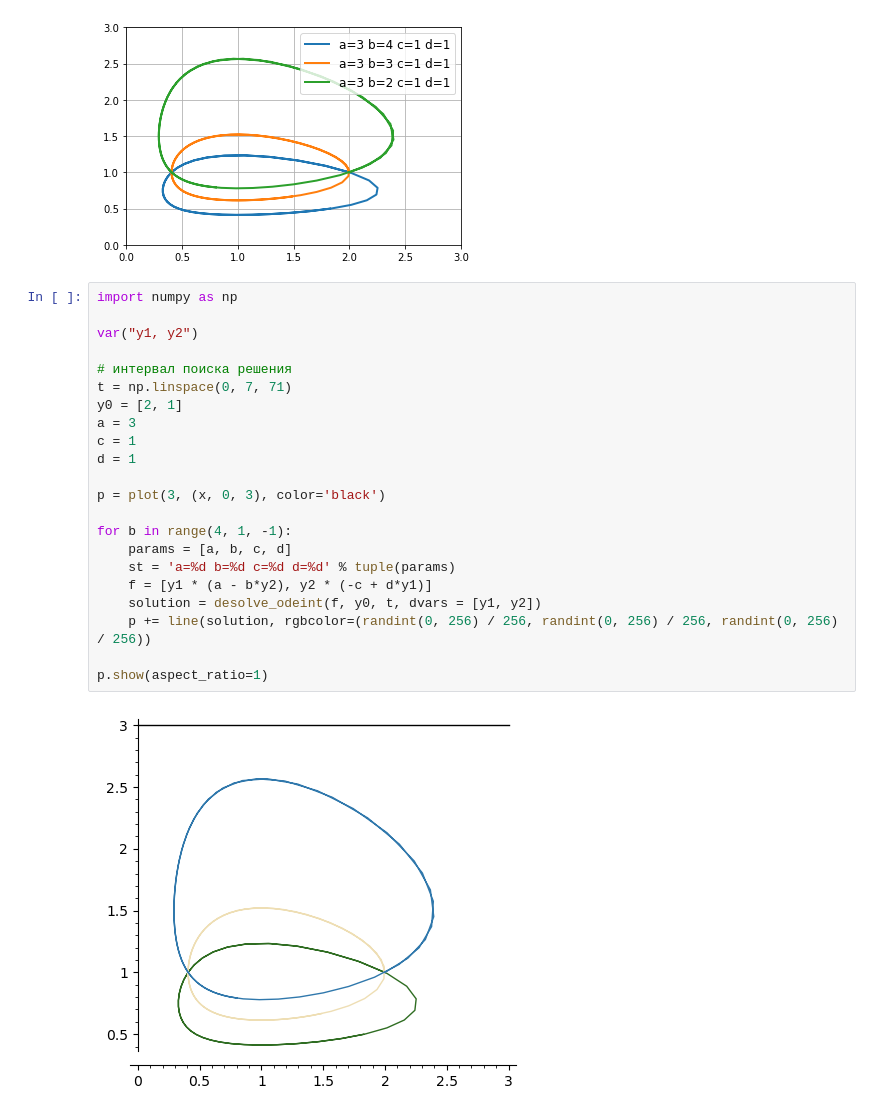
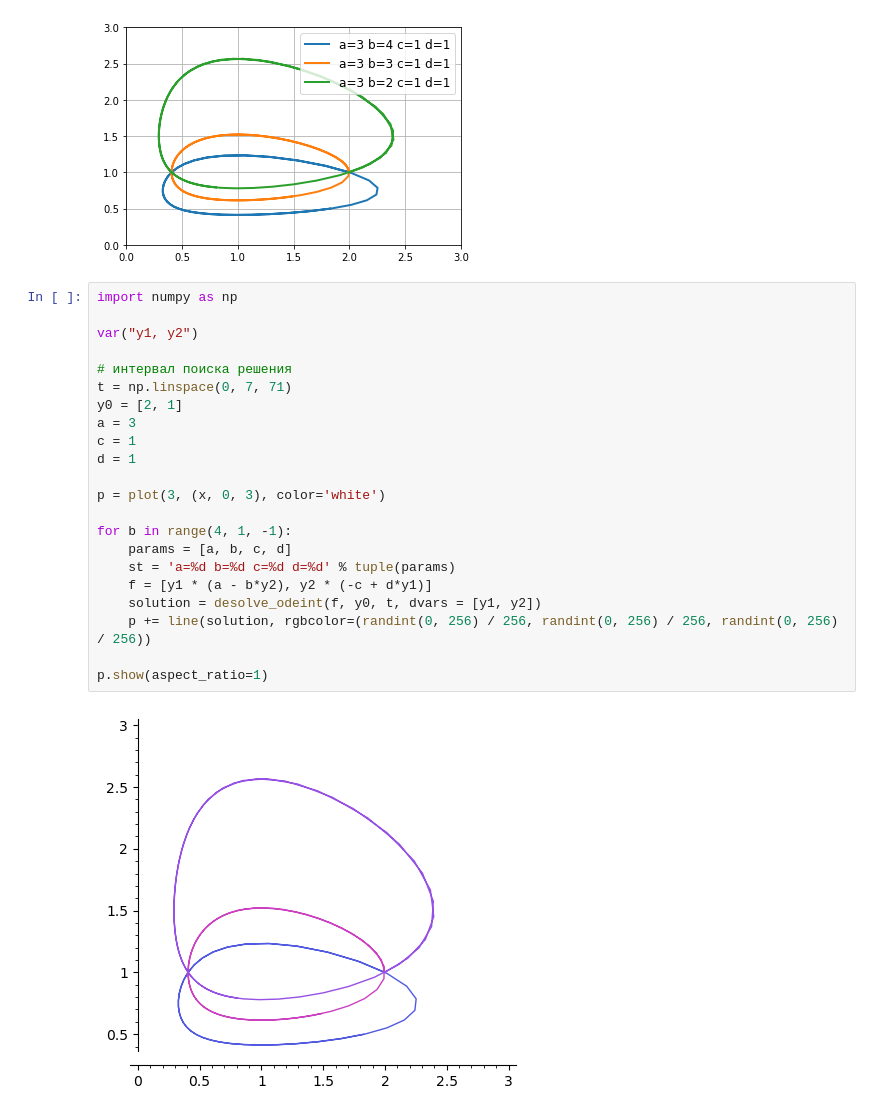
Before and after one commit to nikit34/lab_sac3, a Jupyter notebook: Untitled.ipynb, the cells around one changed output. Saved outputs shown, nothing was run; the diff lists cells and outputs as text.

```diff
--- a/Untitled.ipynb
+++ b/Untitled.ipynb
@@ -44,24 +46,24 @@ plt.ylim(0,3)
 # %%
 import numpy as np
 
 var("y1, y2")
 
 # интервал поиска решения
 t = np.linspace(0, 7, 71)
 y0 = [2, 1]
 a = 3
 c = 1
 d = 1
 
-p = plot(3, (x, 0, 3), color='black')
+p = plot(3, (x, 0, 3), color='white')
 
 for b in range(4, 1, -1):
     params = [a, b, c, d]
     st = 'a=%d b=%d c=%d d=%d' % tuple(params)
     f = [y1 * (a - b*y2), y2 * (-c + d*y1)]
     solution = desolve_odeint(f, y0, t, dvars = [y1, y2])
     p += line(solution, rgbcolor=(randint(0, 256) / 256, randint(0, 256) / 256, randint(0, 256) / 256))
 
 p.show(aspect_ratio=1)
 # %% [output]
-[figure, old version]
+[figure, new version]
```
Also changed, not shown: parts of 6 cells of this notebook.
